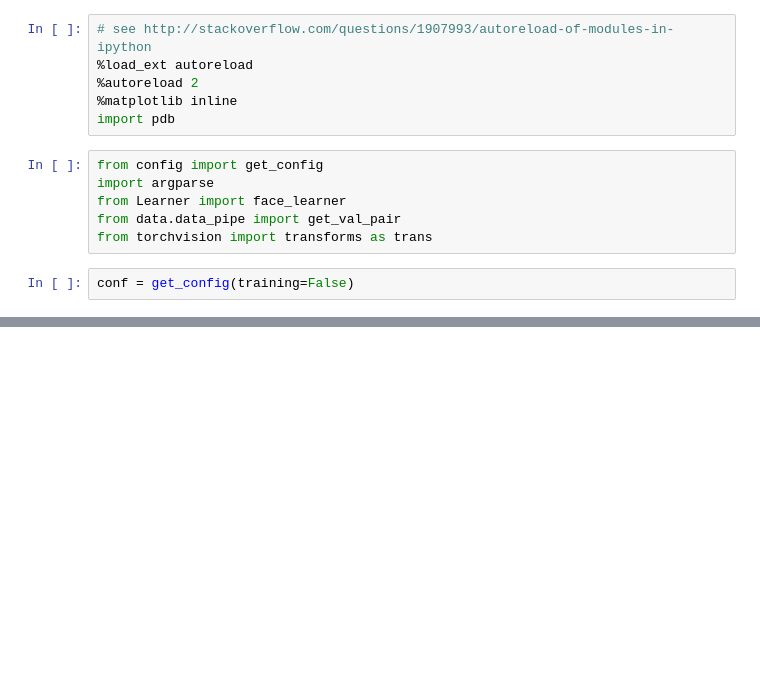
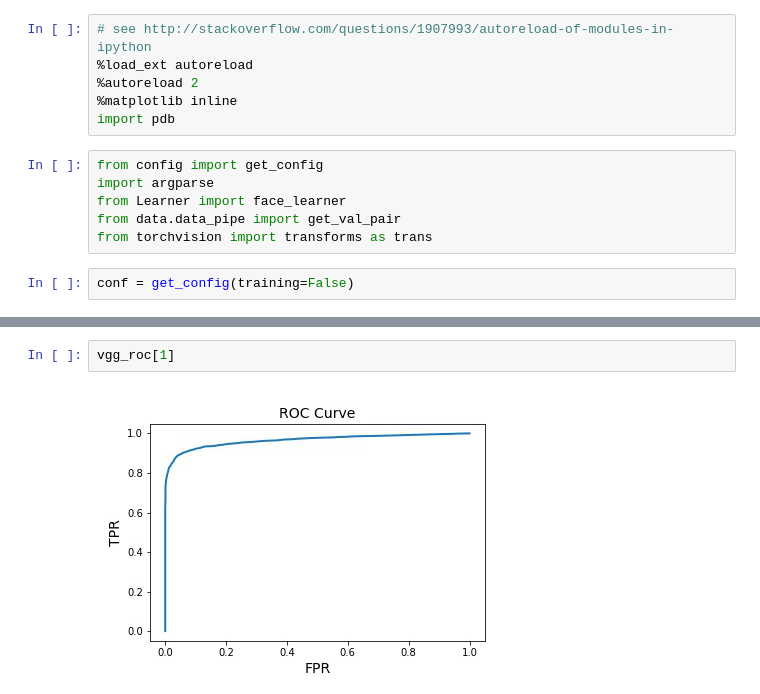
Before and after one commit to dilthoms/InsightFace_Pytorch, a Jupyter notebook: evaluate_model.ipynb, the cells around one changed output, grey strips where cells are left out. Drawn from its saved outputs; the diff is of its cells as text; blank space fills up the shorter version.

```diff
--- a/evaluate_model.ipynb
+++ b/evaluate_model.ipynb
@@ -133,0 +35,4 @@ trans.ToPILImage()(roc_curve_tensor)
+# %%
+vgg_roc[1]
+# %% [output]
+[figure, added]
```
Also changed, not shown: parts of 48 cells of this notebook.
